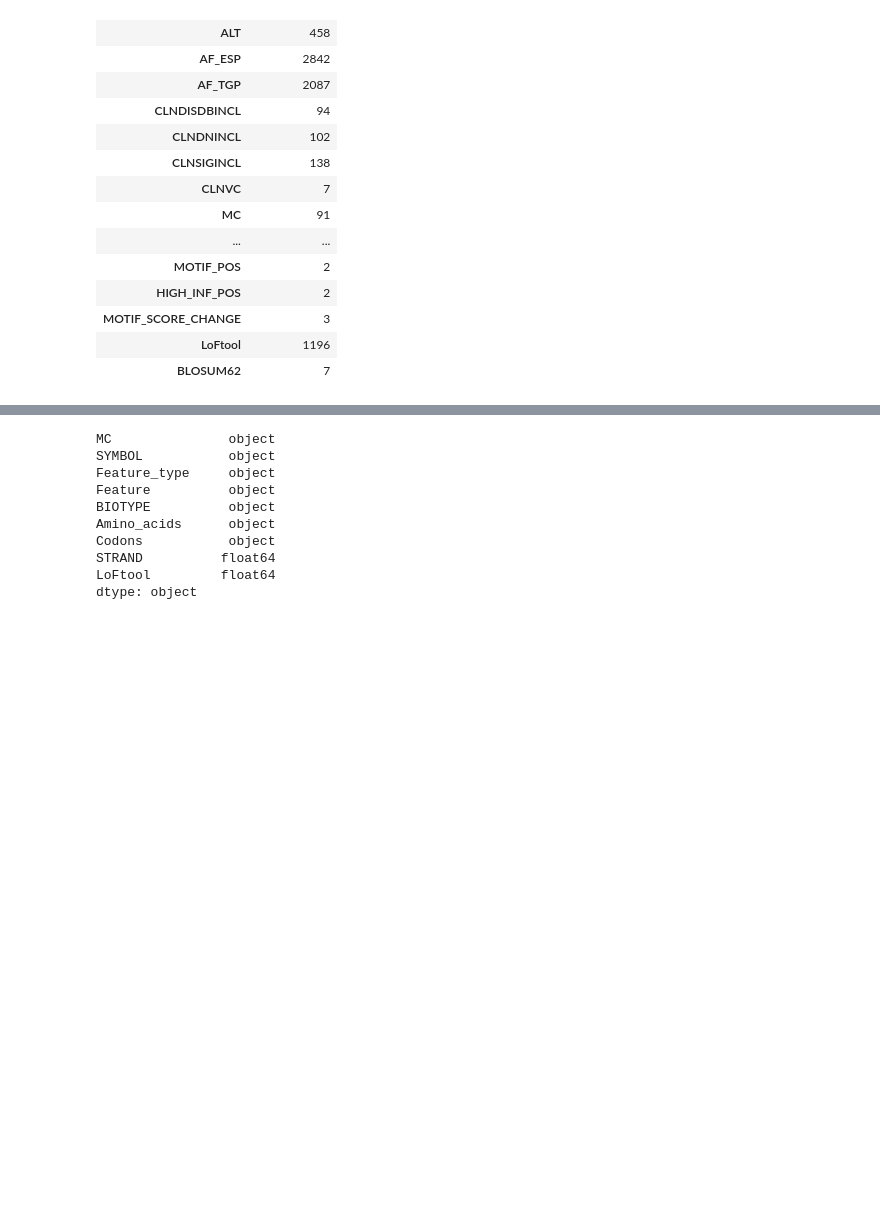
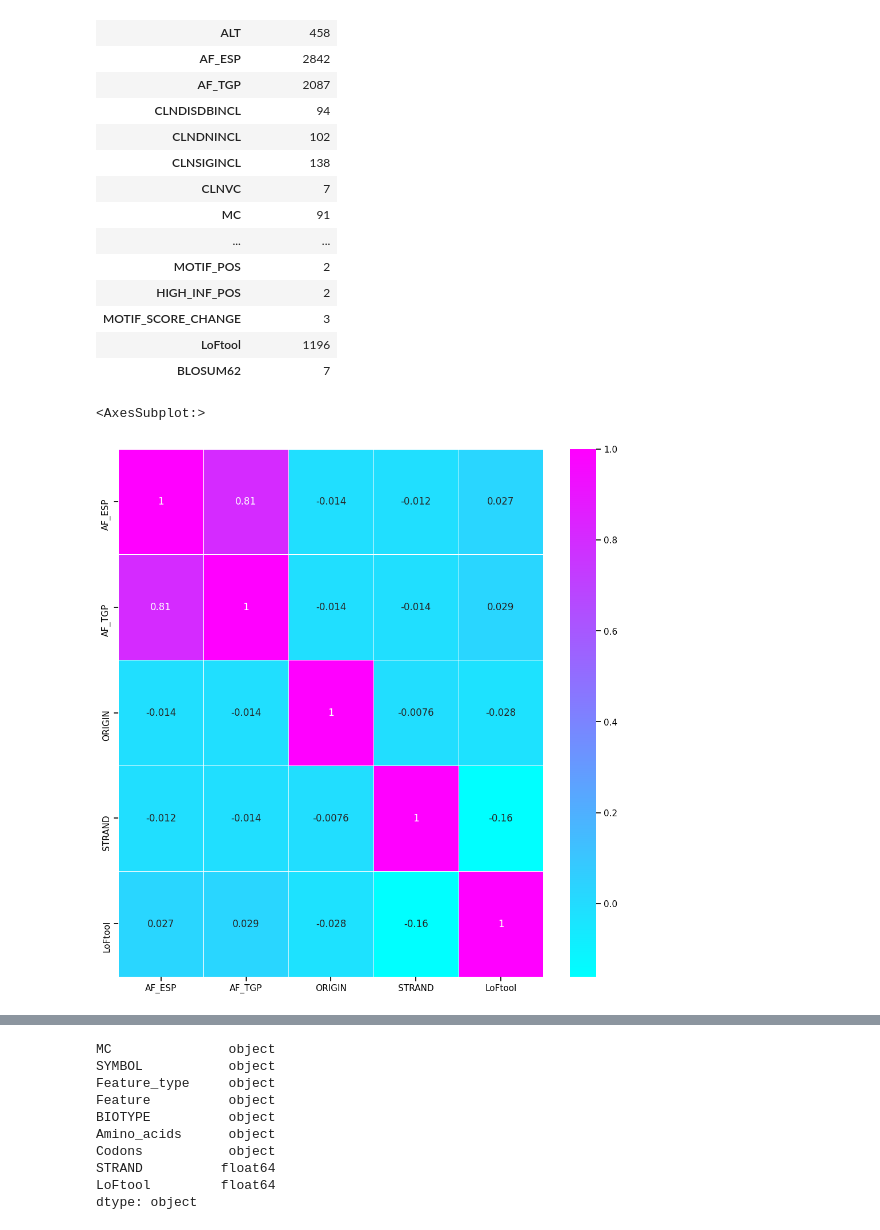
Before and after one commit to moqa19/IBM-Machine-Learning, a Jupyter notebook: ML 4.ipynb, the cells around one changed output, grey strips where cells are left out. Saved outputs shown, nothing was run; the diff lists cells and outputs as text; code cells hidden in the pictures; blank space fills up the shorter version.

```diff
--- a/ML 4.ipynb
+++ b/ML 4.ipynb
@@ -135,3 +145,9 @@ pd.DataFrame([[i, len(data[i].unique())] for i in data.columns],
 | MOTIF_SCORE_CHANGE | 3 |
 | LoFtool | 1196 |
 | BLOSUM62 | 7 |
+# %%
+plt.figure(figsize = (12, 12))
+sns.heatmap(data[["AF_ESP","AF_TGP", "ORIGIN", "STRAND","LoFtool"]].corr(), annot = True, linewidths=.5, cmap = plt.cm.cool)
+# %% [output]
+<AxesSubplot:>
+[figure, added]
```
Also changed, not shown: parts of 21 cells of this notebook, 1 other file.
